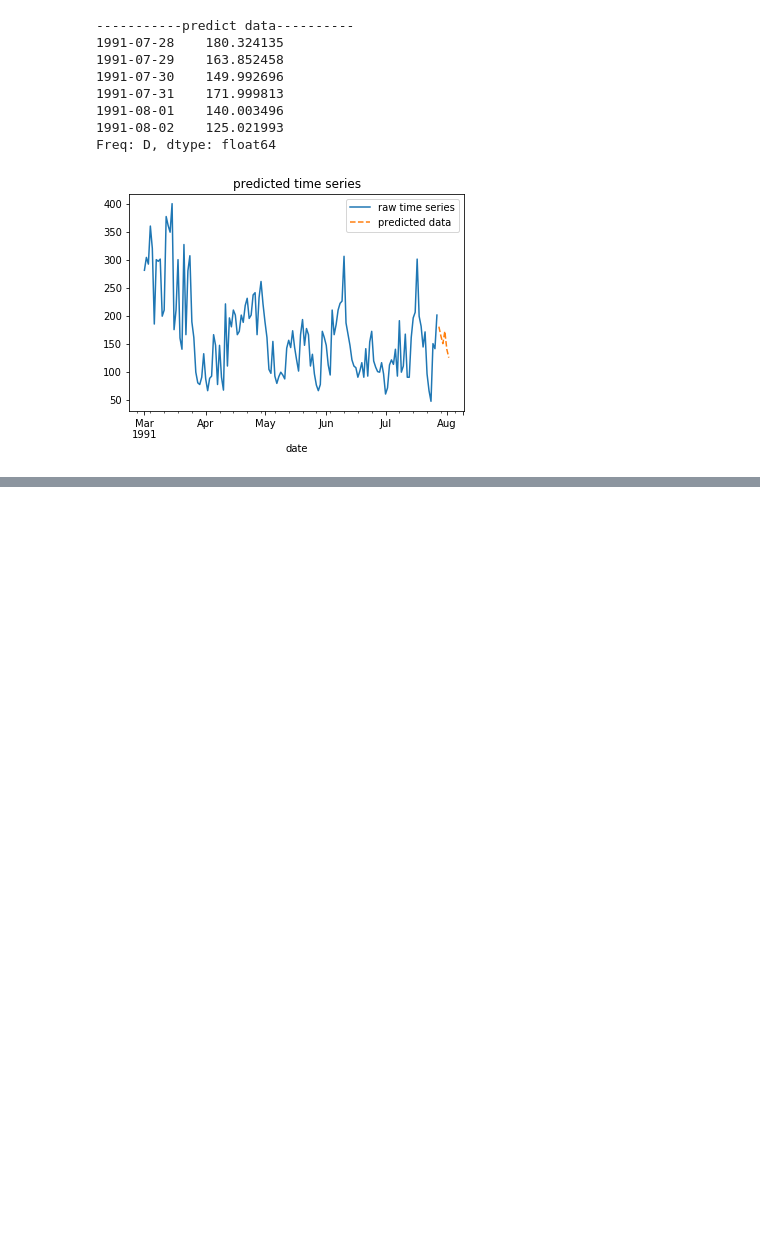
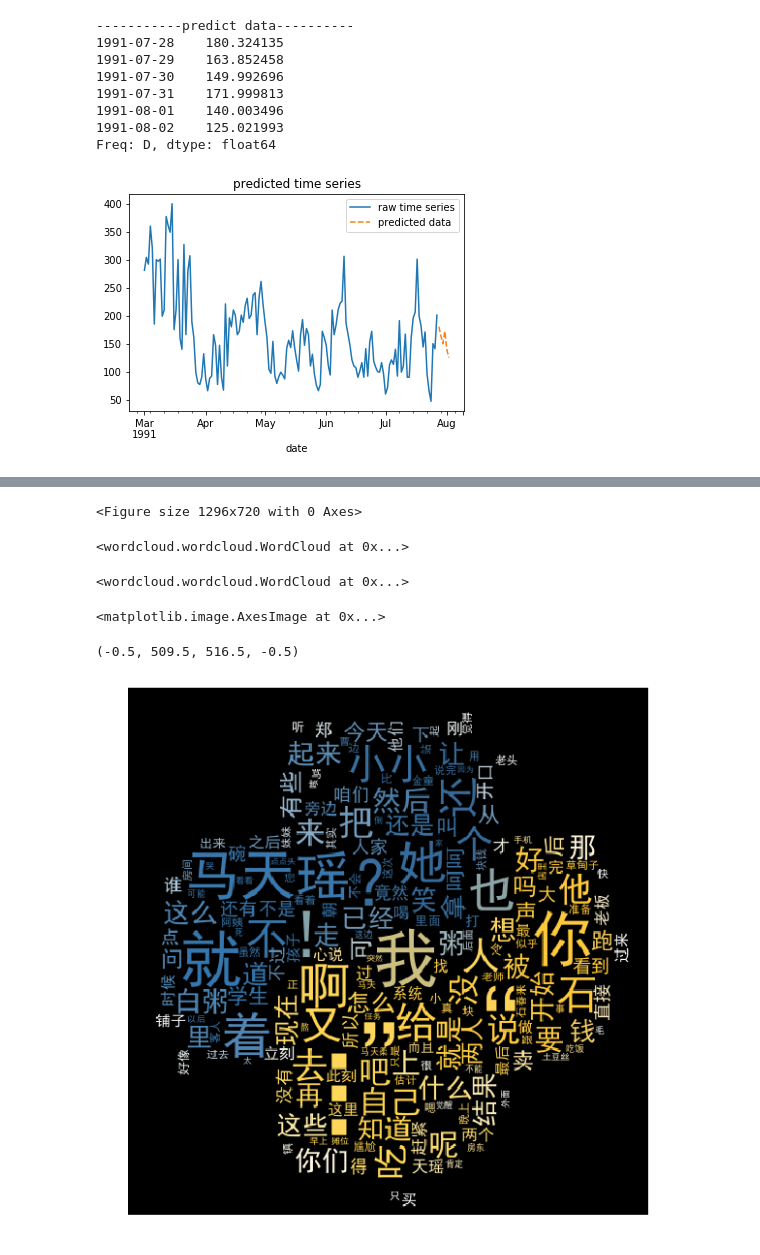
Before and after one commit to longfengpili/Data-Analysis-and-Data-Operation-with-python, a Jupyter notebook: chapter4跳过数据分析和挖掘的大坑.ipynb, the cells around one changed output, grey strips where cells are left out. Drawn from its saved outputs; the diff is of its cells as text; code cells hidden in the pictures; blank space fills up the shorter version.

```diff
--- a/chapter4跳过数据分析和挖掘的大坑.ipynb
+++ b/chapter4跳过数据分析和挖掘的大坑.ipynb
@@ -982,0 +1009,4 @@ Freq: D, dtype: float64
+# %%
+with open('./datacode_for_book/chapter4/article1.txt','r',encoding='utf-8') as f:
+    string_data = f.read()
+string_data[:10]
@@ -982,0 +1015,5 @@ Freq: D, dtype: float64
+# %%
+# 文本预处理
+pattern = re.compile(u'\t|\n|\.|-|一|:|;|\)|\(|\?|"')  # 建立正则表达式匹配模式
+string_data = re.sub(pattern, '', string_data)  # 将符合模式的字符串替换掉
+string_data[:10]
@@ -982,0 +1022,14 @@ Freq: D, dtype: float64
+# %%
+# 文本分词
+seg_list_exact = jieba.cut(string_data, cut_all=False)  # 精确模式分词[默认模式]
+object_list = []  # 建立空列表用于存储分词结果
+remove_words = [u'的', u'，', u'和', u'是', u'随着', u'对于', ' ', u'对', u'等', u'能', u'都', u'。',
+                u'、', u'中', u'与', u'在', u'其', u'了', u'可以', u'进行', u'有', u'更', u'需要', u'提供',
+                u'多', u'能力', u'通过', u'会', u'不同', u'一个', u'这个', u'我们', u'将', u'并',
+                u'同时', u'看', u'如果', u'但', u'到', u'非常', u'—', u'如何', u'包括', u'这']  # 自定义去除词库
+# remove_words = [] #空去除词列表，用于跟关键字提取做效果对比
+for word in seg_list_exact:  # 迭代读出每个分词对象
+    if word not in remove_words:  # 如果不在去除词库中
+        object_list.append(word)  # 分词追加到列表
+
+object_list[:10]
@@ -982,0 +1042,6 @@ Freq: D, dtype: float64
+# %%
+# 词频统计
+word_counts = collections.Counter(object_list)  # 对分词做词频统计
+word_counts_top10 = word_counts.most_common(10)  # 获取前10个频率最高的词
+for w, c in word_counts_top10:  # 分别读出每条词和出现从次数
+    print(w, c)  # 打印输出
@@ -982,0 +1059,22 @@ Freq: D, dtype: float64
+# %%
+# 词频展示
+plt.figure(figsize=(18,10))
+mask = np.array(Image.open('./datacode_for_book/chapter4/wordcloud.jpg'))  # 定义词频背景
+wc = wordcloud.WordCloud(
+    font_path='C:/Windows/Fonts/simhei.ttf',  # 设置字体格式，不设置将无法显示中文
+    mask=mask,  # 设置背景图
+    max_words=200,  # 设置最大显示的词数
+    max_font_size=100  # 设置字体最大值
+)
+wc.generate_from_frequencies(word_counts)  # 从字典生成词云
+image_colors = wordcloud.ImageColorGenerator(mask)  # 从背景图建立颜色方案
+wc.recolor(color_func=image_colors)  # 将词云颜色设置为背景图方案
+plt.imshow(wc)  # 显示词云
+plt.axis('off')  # 关闭坐标轴
+# %% [output]
+<Figure size 1296x720 with 0 Axes>
+<wordcloud.wordcloud.WordCloud at 0x...>
+<wordcloud.wordcloud.WordCloud at 0x...>
+<matplotlib.image.AxesImage at 0x...>
+(-0.5, 509.5, 516.5, -0.5)
+[figure, added]
```
Also changed, not shown: parts of 9 cells of this notebook, 1 other file.
